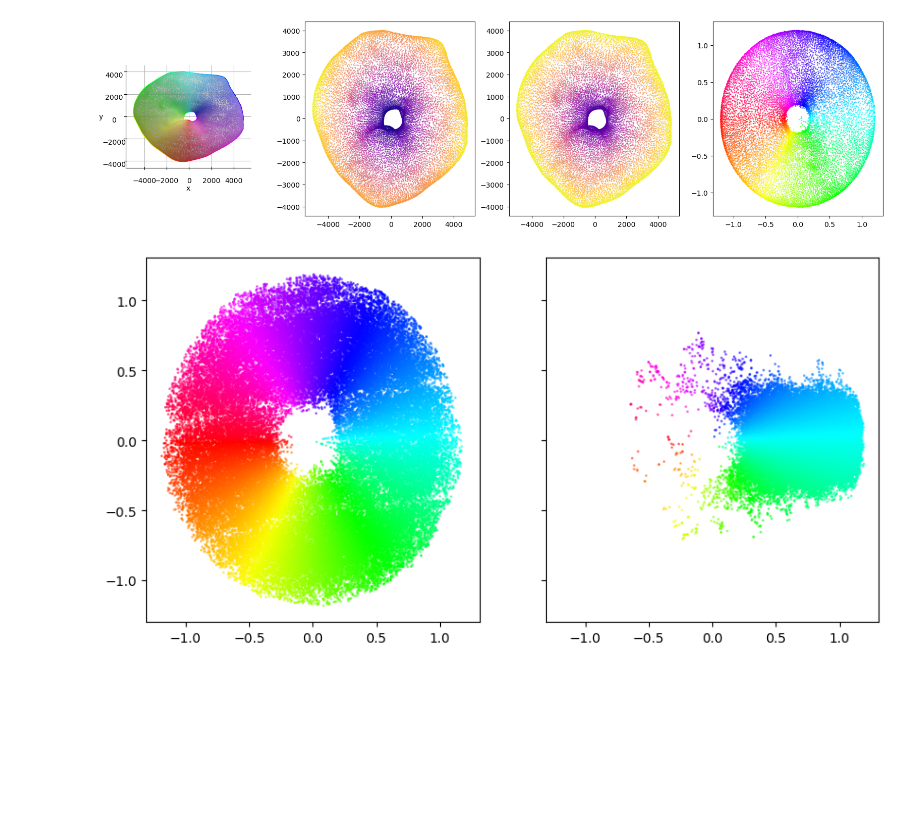
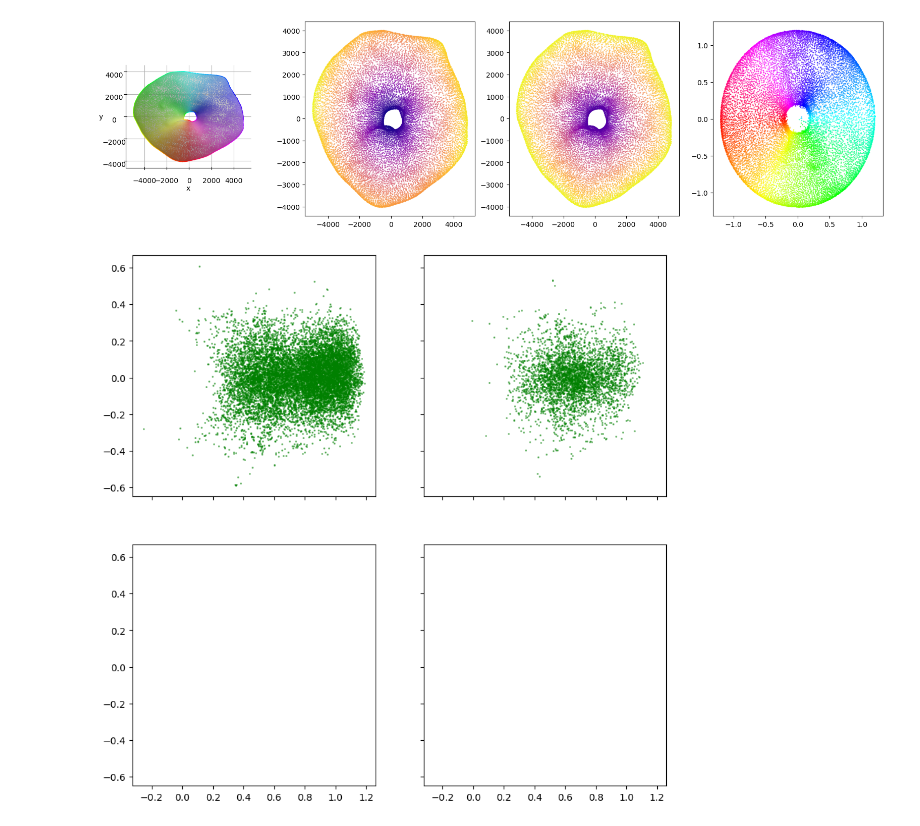
Before and after one commit to yfisher-lab/NeuromodPlasticity, a Jupyter notebook: Notebooks/connectomics_analysis/EL_synaptic_partners_plots.ipynb, the cells around one changed output. Drawn from its saved outputs; the diff is of its cells as text; code cells hidden in the pictures; blank space fills up the shorter version.

```diff
--- a/Notebooks/connectomics_analysis/EL_synaptic_partners_plots.ipynb
+++ b/Notebooks/connectomics_analysis/EL_synaptic_partners_plots.ipynb
@@ -376,36 +382,66 @@ ax4.scatter(x, y, c=phase, s=1, alpha=0.5, cmap='hsv')
 <matplotlib.collections.PathCollection at 0x...>
 [figure]
 # %%
-# for each el
-fig, ax = plt.subplots(1, 2, figsize=(10, 5), sharex=True, sharey=True)
-for i, el in els_df.iloc[:].iterrows():
-    postsynapses = neu.queries.fetch_synapses(el['bodyId'], neu.queries.SynapseCriteria( type = 'post', rois=['EB']))
-    postsynapses[['eb_x', 'eb_y', 'eb_z']] = eb_change_of_basis(postsynapses[['x', 'y', 'z']])
+def scale_rotate_synapse_type(bodyId, type):
+    postsynapses = neu.queries.fetch_synapse_connections(bodyId, neu.queries.NeuronCriteria(type=type), neu.queries.SynapseCriteria( type = 'post', rois=['EB']))
+    postsynapses[['eb_x', 'eb_y', 'eb_z']] = eb_change_of_basis(postsynapses[['x_post', 'y_post', 'z_post']])
     postsynapses['phase'] = np.arctan2(postsynapses['eb_x'], postsynapses['eb_y'])
     postsynapses['radius'] = np.sqrt(postsynapses['eb_x']**2 + postsynapses['eb_y']**2)
     postsynapses['scaled_radius'] = scale_radius(postsynapses['phase'], postsynapses['radius'])
-    postsynapses['scaled_x'] = np.cos(postsynapses['phase']) * postsynapses['scaled_radius']
-    postsynapses['scaled_y'] = np.sin(postsynapses['phase']) * postsynapses['scaled_radius']
-    postsynapses['scaled_z'] = postsynapses['eb_z']
+    postsynapses['rad_scaled_x'] = np.cos(postsynapses['phase']) * postsynapses['scaled_radius']
+    postsynapses['rad_scaled_y'] = np.sin(postsynapses['phase']) * postsynapses['scaled_radius']
+    postsynapses['rad_scaled_z'] = postsynapses['eb_z']
 
     avg_angle = np.angle(np.exp(1j*postsynapses['phase']).mean())
 
     rotated_synapes = (np.array([[np.cos(avg_angle), -1*np.sin(avg_angle), 0],
               [np.sin(avg_angle), np.cos(avg_angle), 0],
-              [0, 0, 1]]).T @ postsynapses[['scaled_x', 'scaled_y', 'scaled_z']].values.T).T
-    # print(rotated_synapes.shape)
+              [0, 0, 1]]).T @ postsynapses[['rad_scaled_x', 'rad_scaled_y', 'rad_scaled_z']].values.T).T
+
+    postsynapses['rotated_x'] = rotated_synapes[:, 0]
+    postsynapses['rotated_y'] = rotated_synapes[:, 1]
+    postsynapses['rotated_z'] = rotated_synapes[:, 2]
+    postsynapses['rotated_phase'] = np.arctan2(rotated_synapes[:, 1], rotated_synapes[:, 0])
+    return postsynapses
+
+# for each el
+fig, ax = plt.subplots(2, 2, figsize=(10, 10), sharex=True, sharey=True)
+el_epg_synapses, el_pen_synapses = [], []
+for i, el in els_df.iloc[:].iterrows():
+    epg_postsynapses = scale_rotate_synapse_type(el['bodyId'], 'EPG')
+    el_epg_synapses.append(epg_postsynapses)
+    pen_postsynapses = scale_rotate_synapse_type(el['bodyId'], 'PEN_a.*')
+    el_pen_synapses.append(pen_postsynapses)
 
 
-    # ax[0].scatter(postsynapses['eb_x'], postsynapses['eb_y'], c=postsynapses['phase'], s=1, alpha=0.5, cmap='hsv')
-    ax[0].scatter(postsynapses['scaled_x'], postsynapses['scaled_y'], c=postsynapses['phase'], s=1, alpha=0.5, cmap='hsv', vmin=-np.pi, vmax=np.pi)
-    ax[1].scatter(rotated_synapes[:,0], rotated_synapes[:, 1], c=np.angle(np.exp(1j*(postsynapses['phase']-avg_angle))), s=1, alpha=0.5, cmap='hsv', vmin=-np.pi, vmax=np.pi)
+
+    # ax[0].scatter(epg_rotated_synapses[:, 0], epg_rotated_synapses[:, 1], c=np.arctan2(epg_rotated_synapses[:,0], epg_rotated_synapses[:,1]), s=1, alpha=0.5, cmap='hsv', vmin=-np.pi, vmax=np.pi)
+    # ax[1].scatter(pen_rotated_synapses[:,0], pen_rotated_synapses[:, 1], c=np.arctan2(pen_rotated_synapses[:,0], pen_rotated_synapses[:,1]), s=1, alpha=0.5, cmap='hsv', vmin=-np.pi, vmax=np.pi)
+    ax[0,0].scatter(epg_postsynapses['rotated_x'], epg_postsynapses['rotated_y'], color='green', s=1, alpha=0.5)
+    ax[0,1].scatter(pen_postsynapses['rotated_x'], pen_postsynapses['rotated_y'], color='green', s=1, alpha=0.5)
     # print(rotated_synapes)
-#  put in eb coordinate system
-#  get phase and radius
-#  scale radius
-#  get com
-#  rotate by angle of com
-#  scatter plot of synapses in unsacled and scaled coordinates
-#  plot convex hull in scaled coordinates
+el_epg_synapses = pd.concat(el_epg_synapses)
+el_pen_synapses = pd.concat(el_pen_synapses)
+
+
+
+
+epgs_df, _ = neu.queries.fetch_neurons(neu.NeuronCriteria(type = 'EPG'))
+epg_epg_synapses, epg_pen_synapses = [], []
+# fig, ax = plt.subplots(1, 2, figsize=(10, 5), sharex=True, sharey=True)
+for i, epg in epgs_df.iloc[:].iterrows():
+    epg_postsynapses = scale_rotate_synapse_type(epg['bodyId'], 'EPG')
+    epg_epg_synapses.append(epg_postsynapses)
+    pen_postsynapses = scale_rotate_synapse_type(epg['bodyId'], 'PEN_a.*')
+    epg_pen_synapses.append(pen_postsynapses)
+
+
+    # ax[0].scatter(epg_rotated_synapses[:, 0], epg_rotated_synapses[:, 1], c=np.arctan2(epg_rotated_synapses[:,0], epg_rotated_synapses[:,1]), s=1, alpha=0.5, cmap='hsv', vmin=-np.pi, vmax=np.pi)
+    # ax[1].scatter(pen_rotated_synapses[:,0], pen_rotated_synapses[:, 1], c=np.arctan2(pen_rotated_synapses[:,0], pen_rotated_synapses[:,1]), s=1, alpha=0.5, cmap='hsv', vmin=-np.pi, vmax=np.pi)
+    ax[0,0].scatter(epg_postsynapses['rotated_x'], epg_postsynapses['rotated_y'], color='green', s=1, alpha=0.5)
+    ax[0,1].scatter(pen_postsynapses['rotated_x'], pen_postsynapses['rotated_y'], color='green', s=1, alpha=0.5)
+
+epg_epg_synapses = pd.concat(epg_epg_synapses)
+epg_pen_synapses = pd.concat(epg_pen_synapses)
 # %% [output]
-[figure, old version]
+[figure, new version]
```
Also changed, not shown: parts of 5 cells of this notebook.
